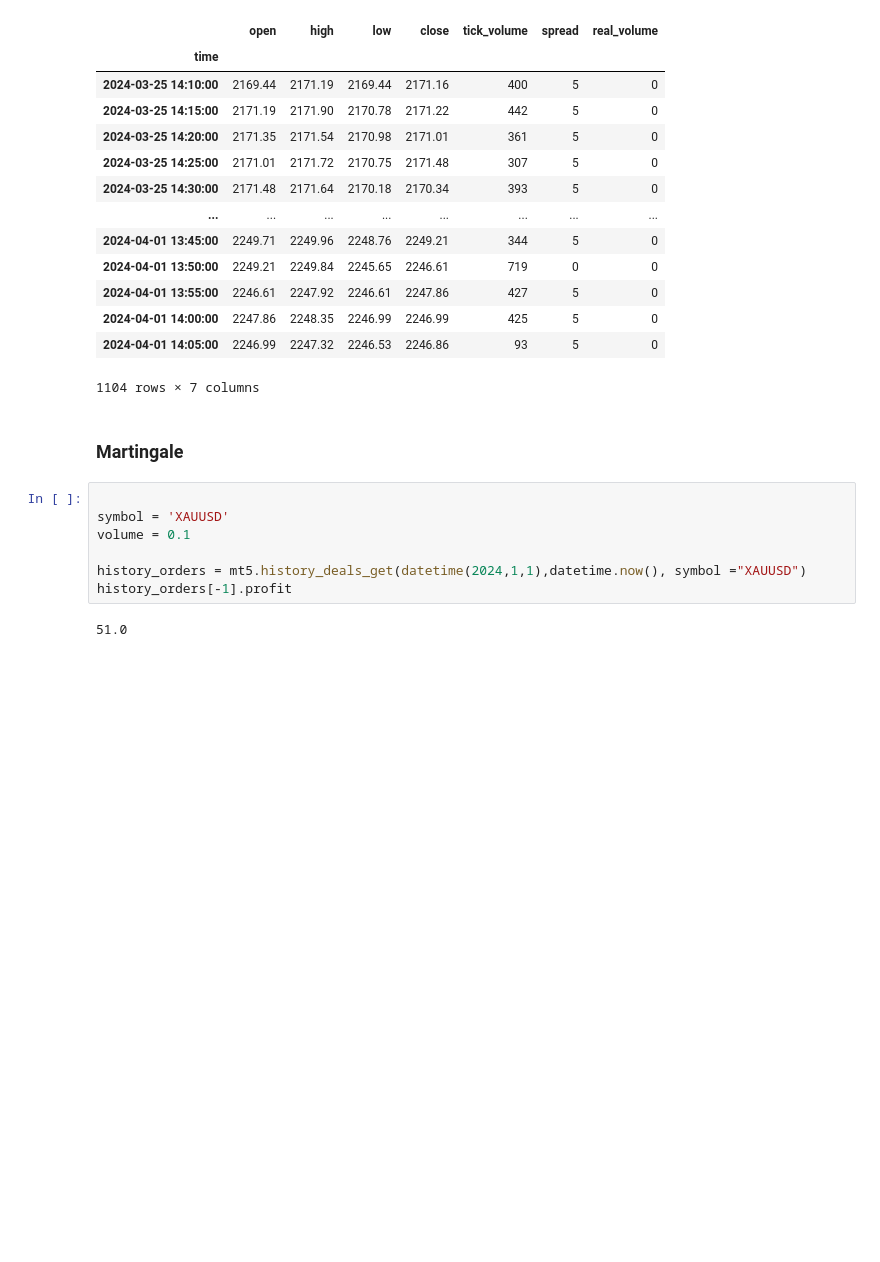
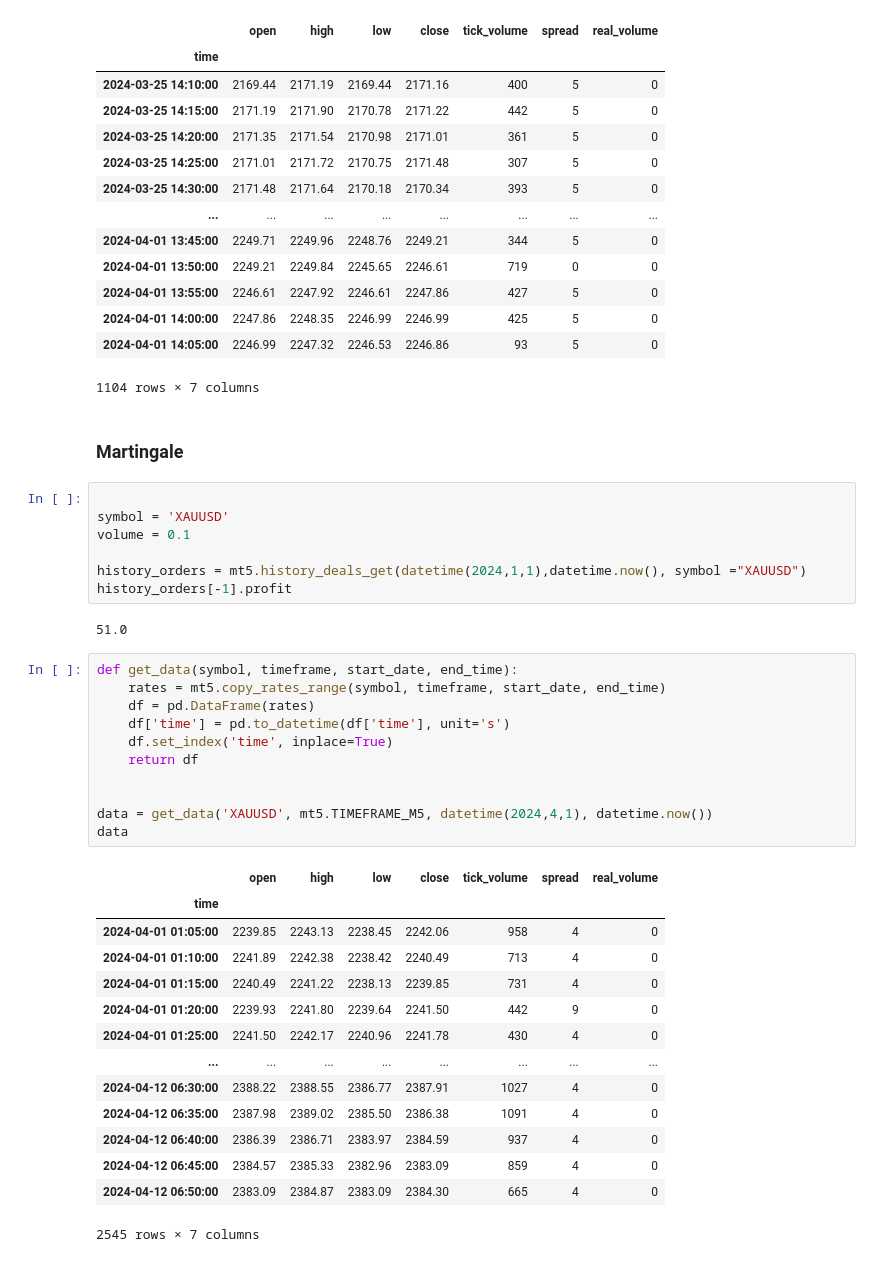
Before and after one commit to KhizarImran/AlgoTrading, a Jupyter notebook: Quant_Research/Martingale Algo/Martingale_XAU_test.ipynb, the cells around one changed output. Drawn from its saved outputs; the diff is of its cells as text; blank space fills up the shorter version.

```diff
--- a/Quant_Research/Martingale Algo/Martingale_XAU_test.ipynb
+++ b/Quant_Research/Martingale Algo/Martingale_XAU_test.ipynb
@@ -177,3 +177,29 @@ history_orders = mt5.history_deals_get(datetime(2024,1,1),datetime.now(), symbol
 history_orders[-1].profit
 # %% [output]
 51.0
+# %%
+def get_data(symbol, timeframe, start_date, end_time):
+    rates = mt5.copy_rates_range(symbol, timeframe, start_date, end_time)
+    df = pd.DataFrame(rates)
+    df['time'] = pd.to_datetime(df['time'], unit='s')
+    df.set_index('time', inplace=True)
+    return df
+
+
+data = get_data('XAUUSD', mt5.TIMEFRAME_M5, datetime(2024,4,1), datetime.now())
+data
+# %% [output]
+|  | open | high | low | close | tick_volume | spread | real_volume |
+| time |  |  |  |  |  |  |  |
+| 2024-04-01 01:05:00 | 2239.85 | 2243.13 | 2238.45 | 2242.06 | 958 | 4 | 0 |
+| 2024-04-01 01:10:00 | 2241.89 | 2242.38 | 2238.42 | 2240.49 | 713 | 4 | 0 |
+| 2024-04-01 01:15:00 | 2240.49 | 2241.22 | 2238.13 | 2239.85 | 731 | 4 | 0 |
+| 2024-04-01 01:20:00 | 2239.93 | 2241.80 | 2239.64 | 2241.50 | 442 | 9 | 0 |
+| 2024-04-01 01:25:00 | 2241.50 | 2242.17 | 2240.96 | 2241.78 | 430 | 4 | 0 |
+| ... | ... | ... | ... | ... | ... | ... | ... |
+| 2024-04-12 06:30:00 | 2388.22 | 2388.55 | 2386.77 | 2387.91 | 1027 | 4 | 0 |
+| 2024-04-12 06:35:00 | 2387.98 | 2389.02 | 2385.50 | 2386.38 | 1091 | 4 | 0 |
+| 2024-04-12 06:40:00 | 2386.39 | 2386.71 | 2383.97 | 2384.59 | 937 | 4 | 0 |
+| 2024-04-12 06:45:00 | 2384.57 | 2385.33 | 2382.96 | 2383.09 | 859 | 4 | 0 |
+| 2024-04-12 06:50:00 | 2383.09 | 2384.87 | 2383.09 | 2384.30 | 665 | 4 | 0 |
+2545 rows × 7 columns
```
Also changed, not shown: parts of 1 cell of this notebook, 1 other file.
